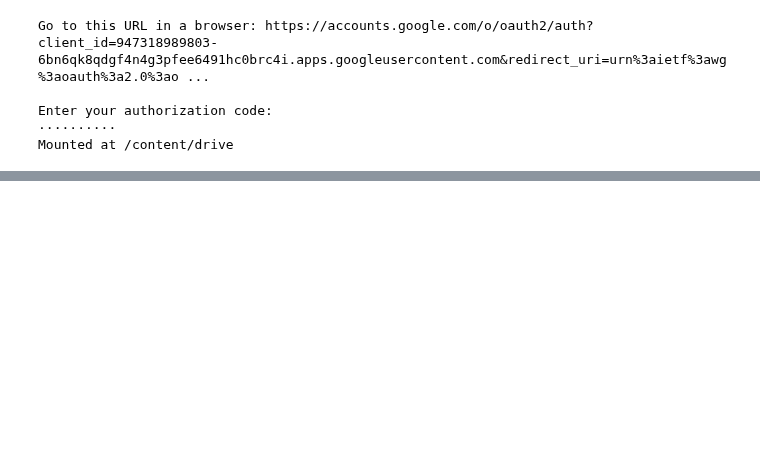
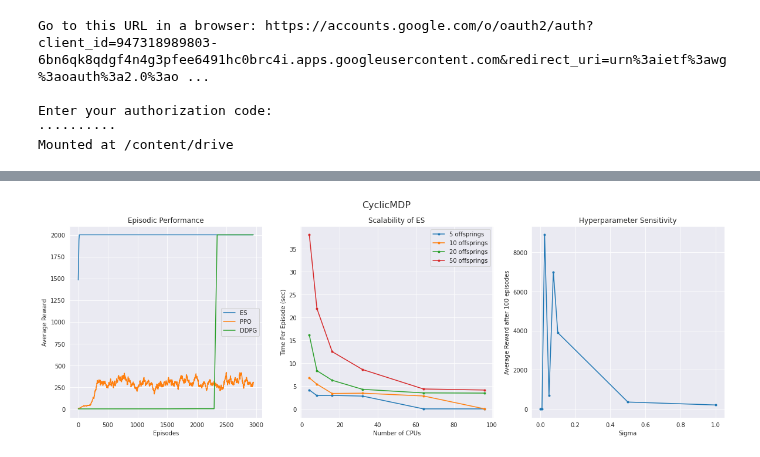
Before and after one commit to karush17/esac, a Jupyter notebook: CyclicMDP_Results.ipynb, the cells around one changed output, grey strips where cells are left out. Cells and saved outputs as stored; diff of their text form; code cells hidden in the pictures; blank space fills up the shorter version.

Commit message:
MDP Results complete

```diff
--- a/CyclicMDP_Results.ipynb
+++ b/CyclicMDP_Results.ipynb
@@ -118,3 +23,85 @@ plt.show()
+# %%
+def moving_average(a, n=3):
+    ret = np.cumsum(a, dtype=float)
+    ret[n:] = ret[n:] - ret[:-n]
+    return ret[n - 1:] / n
+# %%
+import matplotlib.pyplot as plt
+import seaborn as sns
+mdp_name = '/content/drive/My Drive/Colab Notebooks/CyclicMDP-Results/'
+
+
+#################################### Prepare Rewards Data ####################################
+
+env_name = 'Rewards'
+sns.set_style('dark', {'axes.grid' : True})
+alpha = 0.5
+subt = 11
+
+data_ppo = pkl.load(open(mdp_name+env_name+'/PPO.pkl','rb'))
+data_es = pkl.load(open(mdp_name+env_name+'/ES.pkl','rb'))
+data_ddpg = pkl.load(open(mdp_name+env_name+'/DDPG.pkl','rb'))
+
+n = 50
+ppo_rewards = moving_average(data_ppo['avg_reward'],n)
+es_rewards = moving_average(data_es['avg_reward'],n)
+ddpg_rewards = moving_average(data_ddpg['avg_reward'],n)
+# ppo_rewards = data_ppo['rolling_rewards']
+# es_rewards = data_es['rolling_rewards']
+# ddpg_rewards = data_ddpg['rolling_rewards']
+
+plt.figure(figsize=(20,6))
+plt.suptitle('CyclicMDP',fontsize='16')
+
+plt.subplot(131)
+plt.title('Episodic Performance')
+plt.plot(es_rewards)
+plt.plot(ppo_rewards)
+plt.plot(ddpg_rewards)
+plt.xlabel('Episodes')
+plt.ylabel('Average Reward')
+plt.legend(['ES','PPO','DDPG'])
+
+
+#################################### Prepare CPU Data ####################################
+env_name = 'CPUs'
+
+cpu_list = [4,8,16,32,64,96]
+pop_list = [5,10,20,50]
+
+plt.subplot(132)
+plt.title('Scalability of ES')
+for pop in range(0,len(pop_list)):
+  plot_list = []
+  for cpu in range(0,len(cpu_list)):
+    data_es = pkl.load(open(mdp_name+env_name+'/'+str(cpu_list[cpu])+'_'+str(pop_list[pop])+'.pkl','rb'))
+    time = data_es['time'][-1]
+    plot_list.append(time)
+  plt.plot(cpu_list, plot_list, marker='.')
+plt.legend(['5 offsprings','10 offsprings','20 offsprings','50 offsprings'])
+plt.xlabel('Number of CPUs')
+plt.ylabel('Time Per Episode (sec)')
+
+
+#################################### Prepare Sensitivity Data ####################################
+env_name = 'Sigma'
+
+sigma_list = [0.001,0.005,0.01,0.025,0.05,0.075,0.1,0.5,1]
+
+plot_list = []
+for sigm in range(0,len(sigma_list)):
+    data_es = pkl.load(open(mdp_name+env_name+'/'+str(sigma_list[sigm])+'.pkl','rb'))
+    plot_list.append(np.mean(data_es['avg_reward'][:100]))
+
+plt.subplot(133)
+plt.title('Hyperparameter Sensitivity')
+plt.plot(sigma_list, plot_list, marker='.')
+plt.ylabel('Average Reward after 100 episodes')
+plt.xlabel('Sigma')
+
+plt.show()
+# %% [output]
+[figure, added]
 # %%
 
   plt.figure(figsize=(20,6))
```
Also changed, not shown: parts of 1 cell of this notebook.
